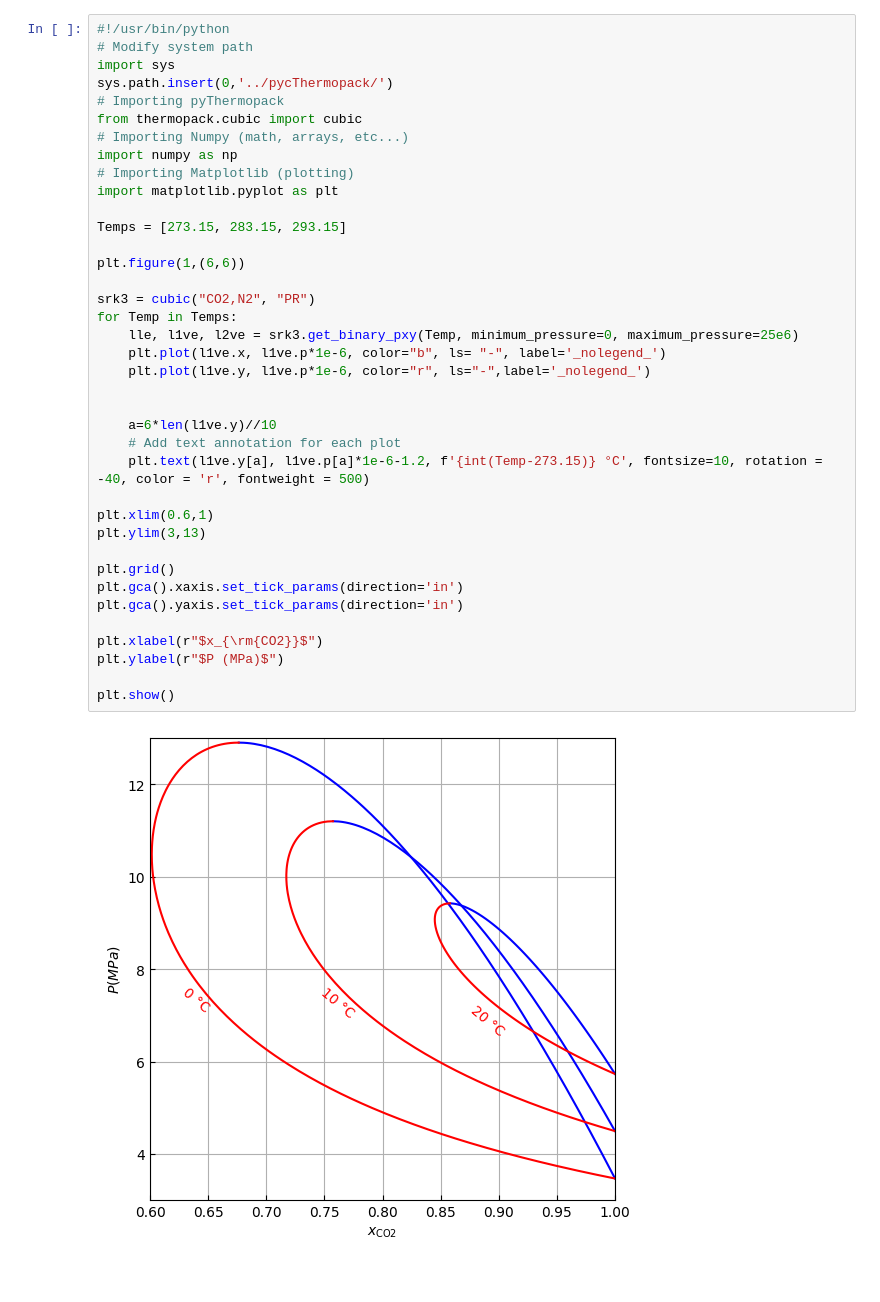
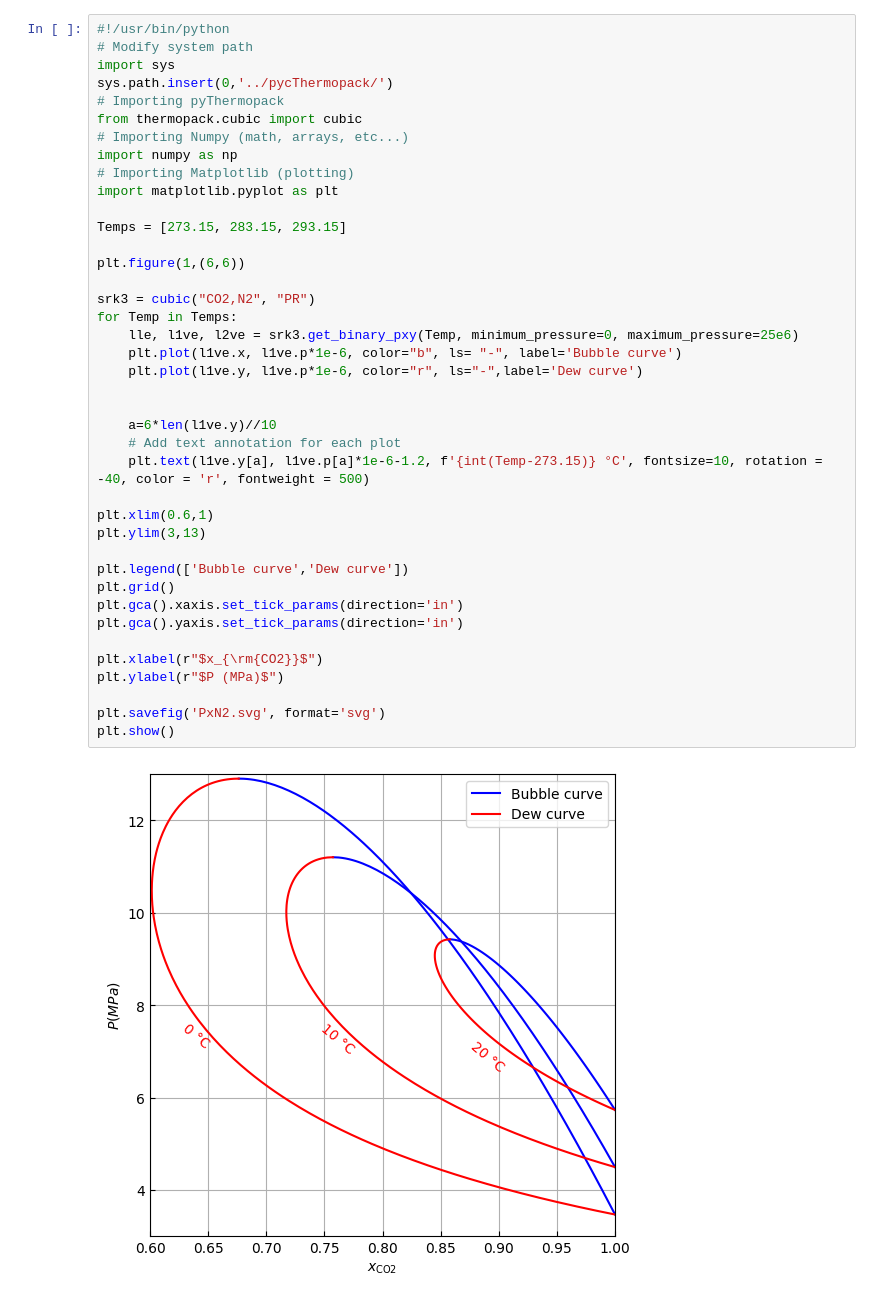
Before and after one commit to MohamedAmineBouguezzoul/Stage-3A, a Jupyter notebook: Aramco/Plots.ipynb, the cells around one changed output. Cells and saved outputs as stored; diff of their text form.

```diff
--- a/Aramco/Plots.ipynb
+++ b/Aramco/Plots.ipynb
@@ -8,33 +8,35 @@ from thermopack.cubic import cubic
 # Importing Numpy (math, arrays, etc...)
 import numpy as np
 # Importing Matplotlib (plotting)
 import matplotlib.pyplot as plt
 
 Temps = [273.15, 283.15, 293.15]
 
 plt.figure(1,(6,6))
 
 srk3 = cubic("CO2,N2", "PR")
 for Temp in Temps:
     lle, l1ve, l2ve = srk3.get_binary_pxy(Temp, minimum_pressure=0, maximum_pressure=25e6)
-    plt.plot(l1ve.x, l1ve.p*1e-6, color="b", ls= "-", label='_nolegend_')
-    plt.plot(l1ve.y, l1ve.p*1e-6, color="r", ls="-",label='_nolegend_')
+    plt.plot(l1ve.x, l1ve.p*1e-6, color="b", ls= "-", label='Bubble curve')
+    plt.plot(l1ve.y, l1ve.p*1e-6, color="r", ls="-",label='Dew curve')
 
 
     a=6*len(l1ve.y)//10
     # Add text annotation for each plot
     plt.text(l1ve.y[a], l1ve.p[a]*1e-6-1.2, f'{int(Temp-273.15)} °C', fontsize=10, rotation = -40, color = 'r', fontweight = 500)
 
 plt.xlim(0.6,1)
 plt.ylim(3,13)
 
+plt.legend(['Bubble curve','Dew curve'])
 plt.grid()
 plt.gca().xaxis.set_tick_params(direction='in')
 plt.gca().yaxis.set_tick_params(direction='in')
 
 plt.xlabel(r"$x_{\rm{CO2}}$")
 plt.ylabel(r"$P (MPa)$")
 
+plt.savefig('PxN2.svg', format='svg')
 plt.show()
 # %% [output]
-[figure, old version]
+[figure, new version]
```
Also changed, not shown: parts of 3 cells of this notebook, 4 other files.
